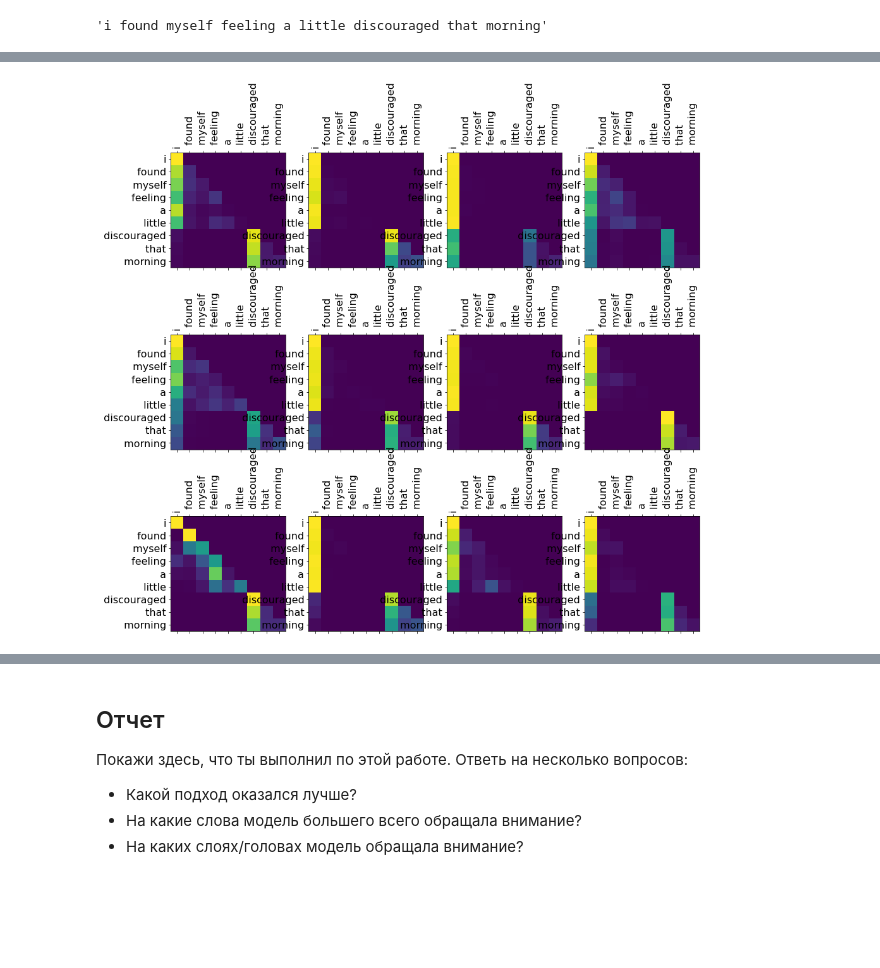
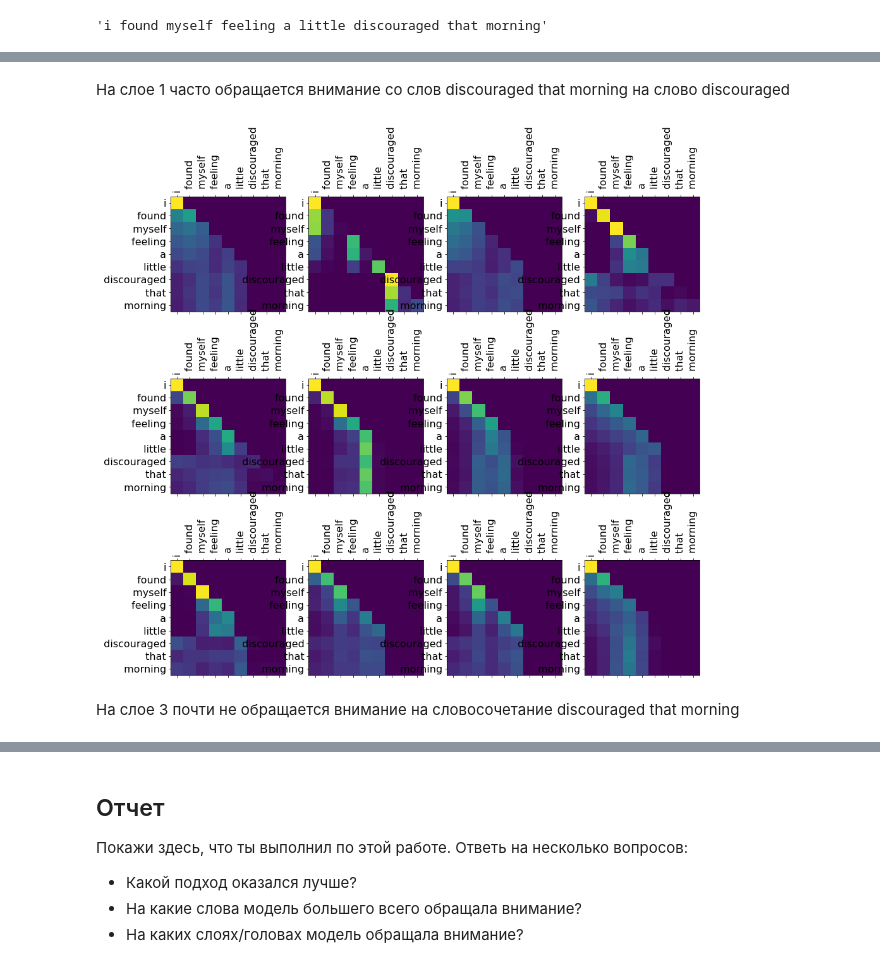
Before and after one commit to Uniholder/DeepLearningSchool, a Jupyter notebook: 2_semester/6_Transformers/[homework_part1]GPT.ipynb, the cells around one changed output, grey strips where cells are left out. Cells and saved outputs as stored; diff of their text form; code cells hidden in the pictures; blank space fills up the shorter version.

```diff
--- a/2_semester/6_Transformers/[homework_part1]GPT.ipynb
+++ b/2_semester/6_Transformers/[homework_part1]GPT.ipynb
@@ -499,8 +541,12 @@ text
+# %% [markdown]
+На слое 1 часто обращается внимание со слов discouraged that morning на слово discouraged
+# %%
+LAYER = 3
+show_heads(seq, attns[LAYER])
+# %% [output]
+[figure, added]
+# %% [markdown]
+На слое 3 почти не обращается внимание на словосочетание discouraged that morning
 # %%
-LAYER = 5  # 6 layers
-model = model_1  # 2 models
-
+model = model_1
 attns, seq = get_attention_matrixes(model, tokenizer, text)
-show_heads(seq, attns[LAYER])
-# %% [output]
-[figure, removed]
```
Also changed, not shown: parts of 18 cells of this notebook.
